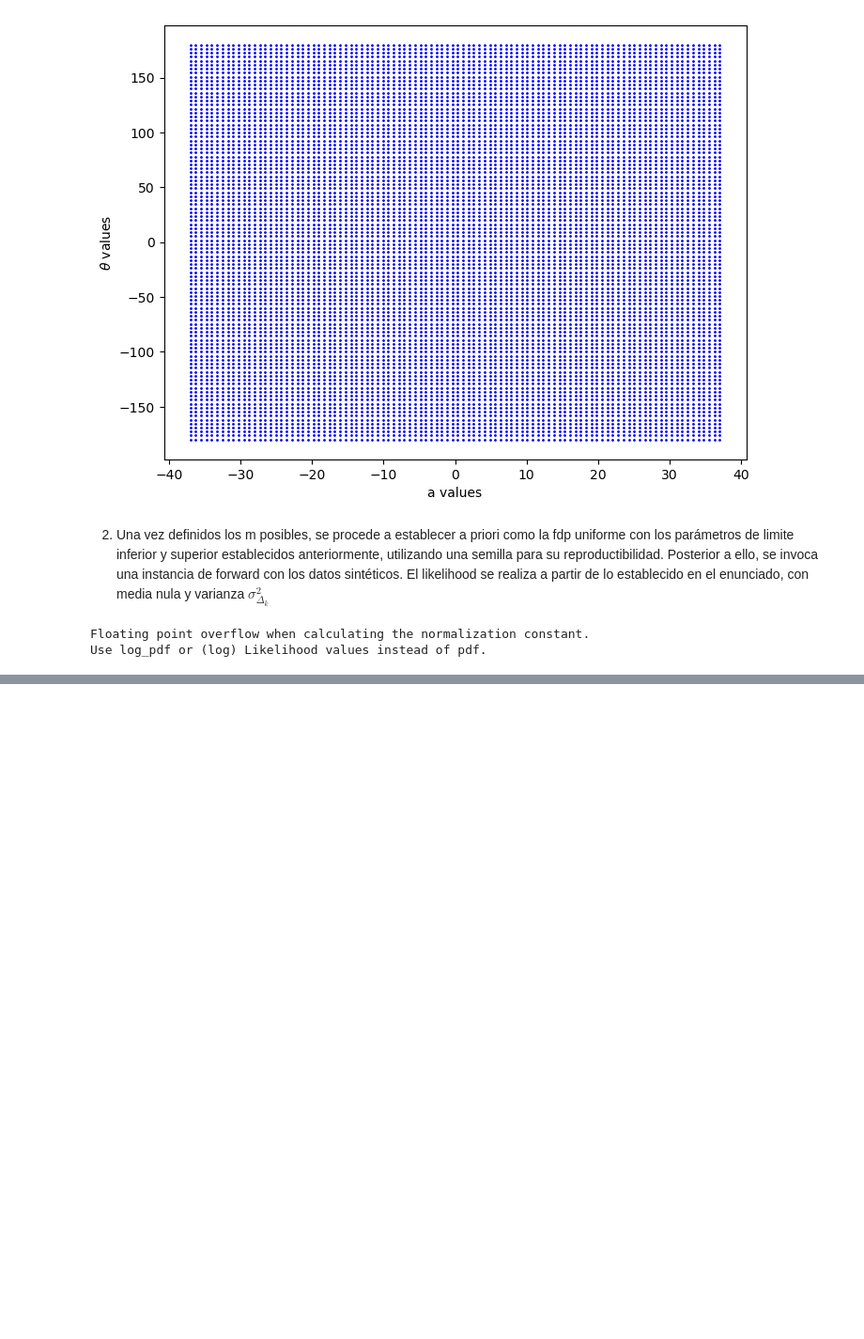
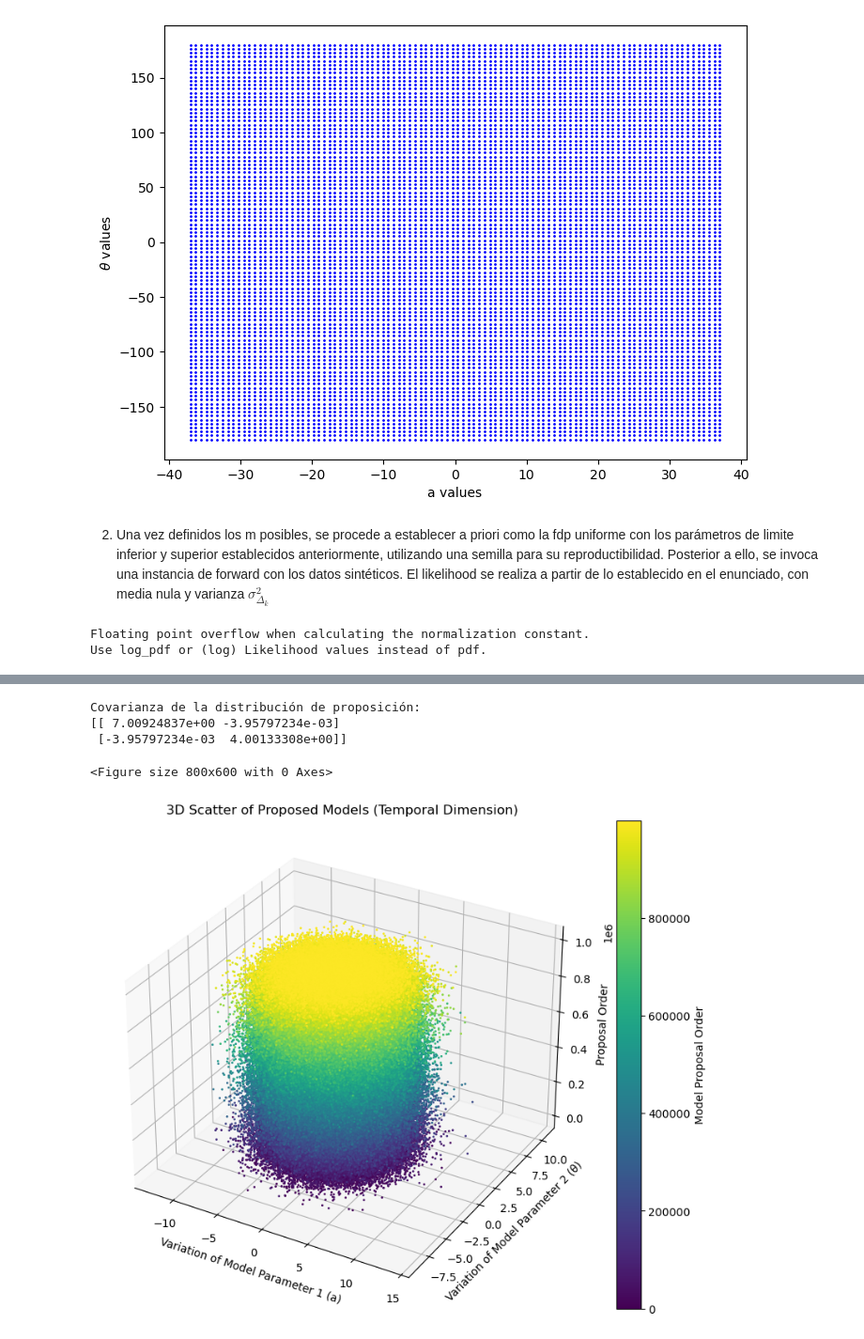
Before and after one commit to alexvillarroel/Metodos-inversos-avanzados, a Jupyter notebook: GF7013/bin/Tarea2/Informe_Tarea2.ipynb, the cells around one changed output, grey strips where cells are left out. Shown: that part at 94% size. Saved outputs shown, nothing was run; the diff lists cells and outputs as text; code cells hidden in the pictures; blank space fills up the shorter version.

```diff
--- a/GF7013/bin/Tarea2/Informe_Tarea2.ipynb
+++ b/GF7013/bin/Tarea2/Informe_Tarea2.ipynb
@@ -354,0 +386,46 @@ Use log_pdf or (log) Likelihood values instead of pdf.
+# %%
+from GF7013.sampling.metropolis.proposal_normal import proposal_normal
+from mpl_toolkits.mplot3d import Axes3D
+# Número de modelos propuestos
+N_models = 1e6
+
+# Matriz de covarianza de la distribución de proposición
+cov = np.array([[7, 0], [0, 4]])
+
+rng = np.random.default_rng(42)  # Para reproducibilidad
+m_0 = np.array([0, 0])  # Modelo inicial
+proposal = proposal_normal(cov=cov)
+
+models = np.zeros((2, int(N_models)))
+for i in range(int(N_models)):
+    # Generar un modelo aleatorio
+    models[:, i] = proposal.propose(m_0)
+
+# Covarianza de la distribución de proposición
+cov_mod = np.cov(models)
+# Imprimir la covarianza
+print("Covarianza de la distribución de proposición:")
+print(cov_mod)
+
+# Graficar los modelos propuestos
+plt.figure(figsize=(8, 6))
+# Crear la figura y los ejes 3D
+fig = plt.figure(figsize=(10, 8))
+ax = fig.add_subplot(111, projection='3d')
+
+# Crear scatter 3D
+N_models = models.shape[1]
+scatter = ax.scatter(models[0, :], models[1, :], np.arange(N_models),
+                     c=np.arange(N_models), cmap='viridis', s=1, alpha=1)
+ax.set_title('3D Scatter of Proposed Models (Temporal Dimension)')
+ax.set_xlabel('Variation of Model Parameter 1 (a)')
+ax.set_ylabel('Variation of Model Parameter 2 (θ)')
+ax.set_zlabel('Proposal Order')
+fig.colorbar(scatter, ax=ax, label='Model Proposal Order')
+plt.show()
+# %% [output]
+Covarianza de la distribución de proposición:
+[[ 7.00924837e+00 -3.95797234e-03]
+ [-3.95797234e-03  4.00133308e+00]]
+<Figure size 800x600 with 0 Axes>
+[figure, added]
```
Also changed, not shown: parts of 4 cells of this notebook, 7 other files.
